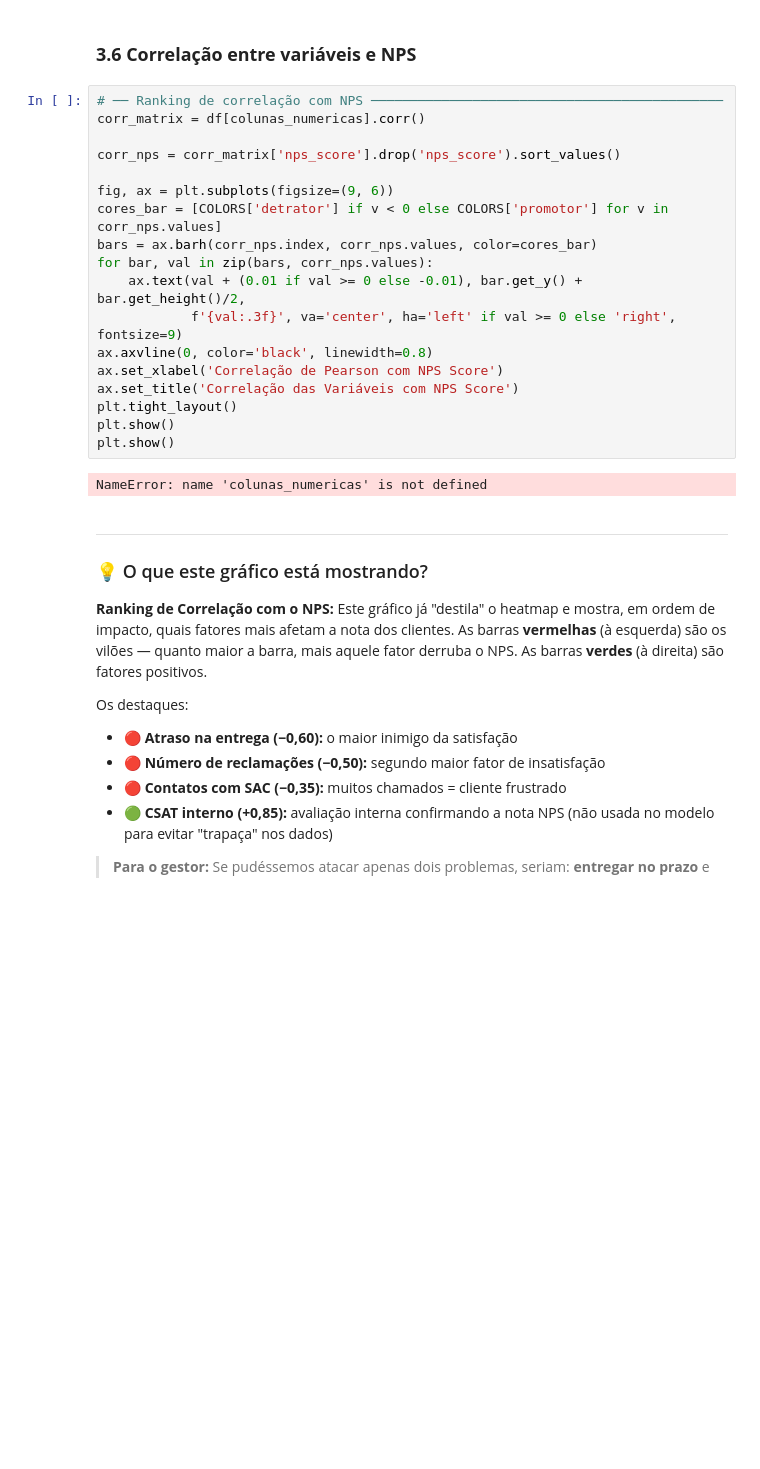
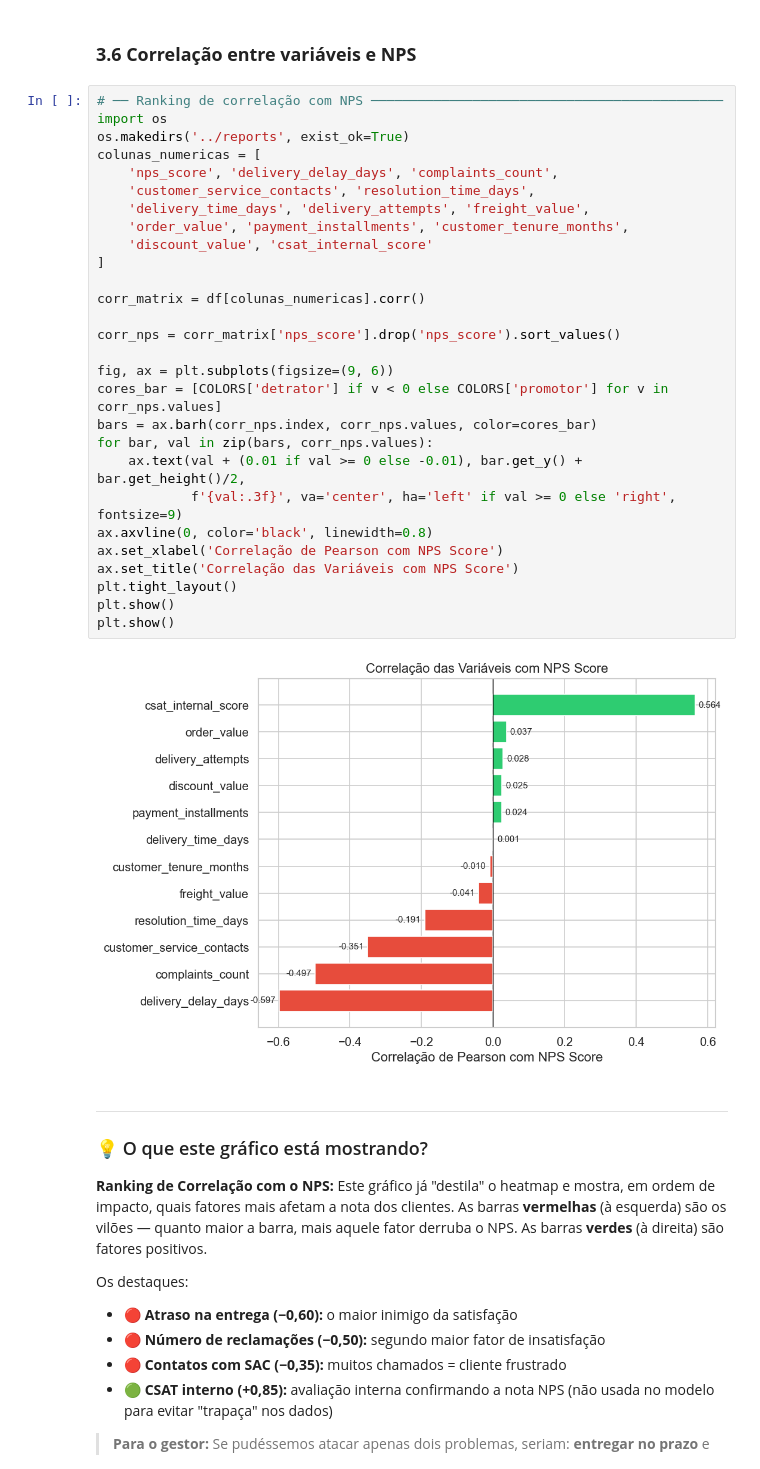
Before and after one commit to gusdevops-dados/tech-challeng-pos-tech, a Jupyter notebook: notebooks/techchallenge_Fase_1-2.ipynb, the cells around one changed output. Drawn from its saved outputs; the diff is of its cells as text; blank space fills up the shorter version.

```diff
--- a/notebooks/techchallenge_Fase_1-2.ipynb
+++ b/notebooks/techchallenge_Fase_1-2.ipynb
@@ -417,24 +417,34 @@ Similar ao anterior, mas focado nos contatos com a equipe de atendimento. Quanto
 ### **3.6 Correlação entre variáveis e NPS**
 # %%
 # ── Ranking de correlação com NPS ─────────────────────────────────────────────
+import os
+os.makedirs('../reports', exist_ok=True)
+colunas_numericas = [
+    'nps_score', 'delivery_delay_days', 'complaints_count',
+    'customer_service_contacts', 'resolution_time_days',
+    'delivery_time_days', 'delivery_attempts', 'freight_value',
+    'order_value', 'payment_installments', 'customer_tenure_months',
+    'discount_value', 'csat_internal_score'
+]
+
 corr_matrix = df[colunas_numericas].corr()
 
 corr_nps = corr_matrix['nps_score'].drop('nps_score').sort_values()
 
 fig, ax = plt.subplots(figsize=(9, 6))
 cores_bar = [COLORS['detrator'] if v < 0 else COLORS['promotor'] for v in corr_nps.values]
 bars = ax.barh(corr_nps.index, corr_nps.values, color=cores_bar)
 for bar, val in zip(bars, corr_nps.values):
     ax.text(val + (0.01 if val >= 0 else -0.01), bar.get_y() + bar.get_height()/2,
             f'{val:.3f}', va='center', ha='left' if val >= 0 else 'right', fontsize=9)
 ax.axvline(0, color='black', linewidth=0.8)
 ax.set_xlabel('Correlação de Pearson com NPS Score')
 ax.set_title('Correlação das Variáveis com NPS Score')
 plt.tight_layout()
 plt.show()
 plt.show()
 # %% [output]
-NameError: name 'colunas_numericas' is not defined
+[figure, added]
 # %% [markdown]
 ---
 ### 💡 O que este gráfico está mostrando?
```
Also changed, not shown: parts of 5 cells of this notebook.
